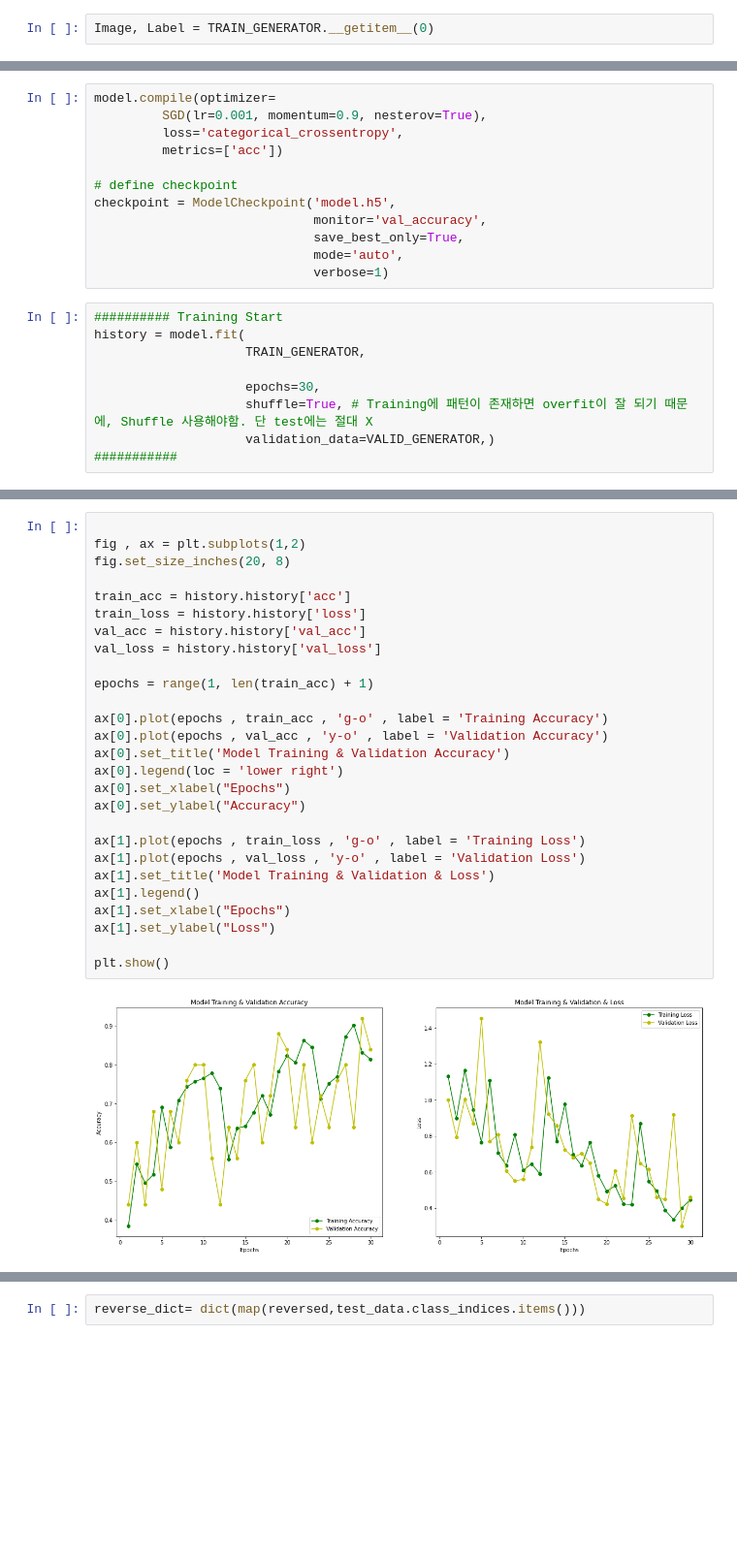
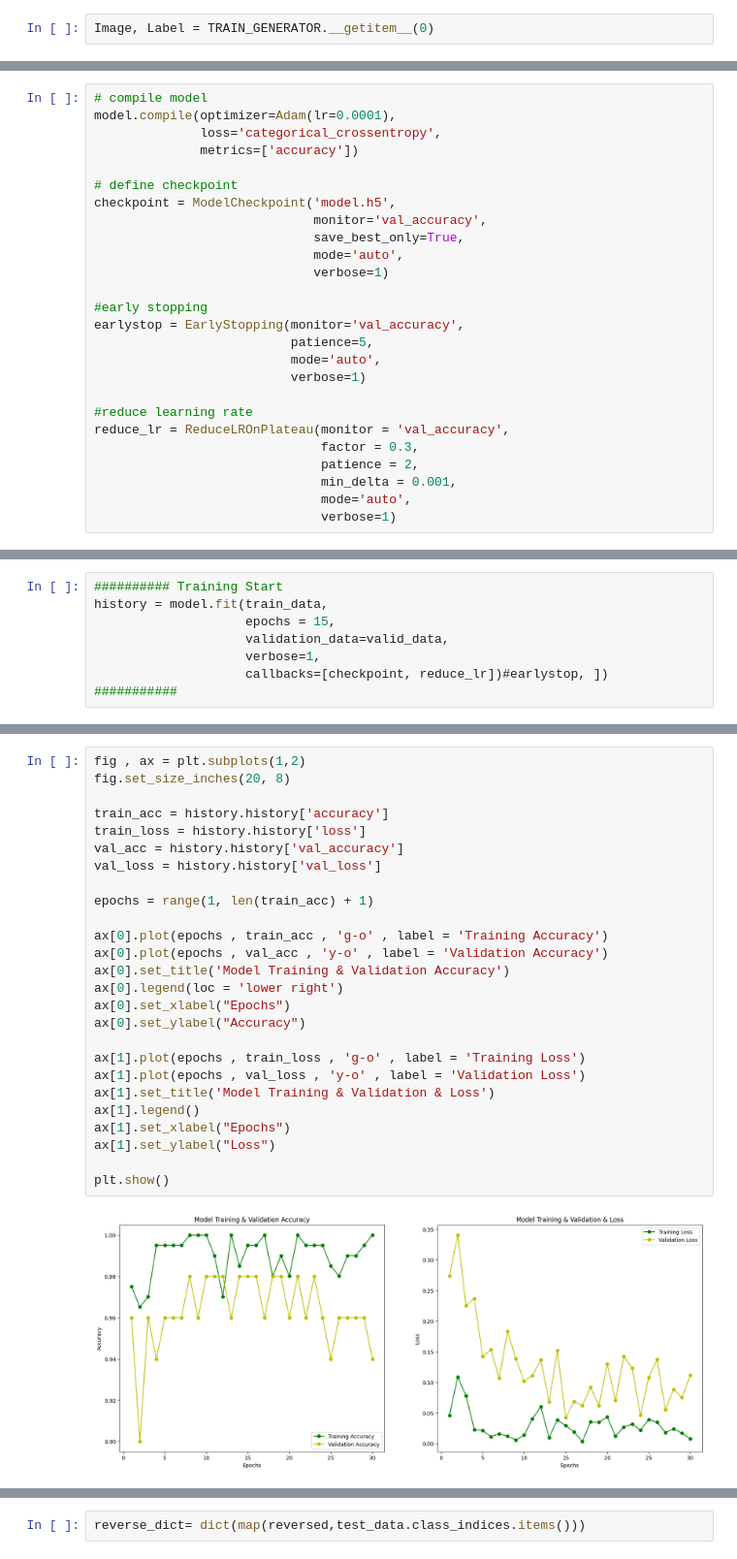
Before and after one commit to wjdrnqja9/TIL, a Jupyter notebook: CV/classification_project.ipynb, the cells around one changed output, grey strips where cells are left out. Shown at 97% size. Saved outputs shown, nothing was run; the diff lists cells and outputs as text; blank space fills up the shorter version.

```diff
--- a/CV/classification_project.ipynb
+++ b/CV/classification_project.ipynb
@@ -235,8 +319,8 @@ model.summary()
 # %%
-model.compile(optimizer=
-         SGD(lr=0.001, momentum=0.9, nesterov=True),
-         loss='categorical_crossentropy',
-         metrics=['acc'])
+# compile model
+model.compile(optimizer=Adam(lr=0.0001),
+              loss='categorical_crossentropy',
+              metrics=['accuracy'])
 
 # define checkpoint
 checkpoint = ModelCheckpoint('model.h5',
@@ -244,12 +328,17 @@ checkpoint = ModelCheckpoint('model.h5',
                              save_best_only=True,
                              mode='auto',
                              verbose=1)
+
+#early stopping
+earlystop = EarlyStopping(monitor='val_accuracy',
+                          patience=5,
+                          mode='auto',
+                          verbose=1)
+
+#reduce learning rate
+reduce_lr = ReduceLROnPlateau(monitor = 'val_accuracy',
+                              factor = 0.3,
+                              patience = 2,
+                              min_delta = 0.001,
+                              mode='auto',
+                              verbose=1)
-# %%
-########## Training Start
-history = model.fit(
-                    TRAIN_GENERATOR,
-
-                    epochs=30,
-                    shuffle=True, # Training에 패턴이 존재하면 overfit이 잘 되기 때문에, Shuffle 사용해야함. 단 test에는 절대 X
-                    validation_data=VALID_GENERATOR,)
-###########
@@ -273,0 +345,8 @@ Epoch 30/30
+# %%
+########## Training Start
+history = model.fit(train_data,
+                    epochs = 15,
+                    validation_data=valid_data,
+                    verbose=1,
+                    callbacks=[checkpoint, reduce_lr])#earlystop, ])
+###########
@@ -274,30 +371,29 @@ Epoch 30/30
 # %%
-
 fig , ax = plt.subplots(1,2)
 fig.set_size_inches(20, 8)
 
-train_acc = history.history['acc']
+train_acc = history.history['accuracy']
 train_loss = history.history['loss']
-val_acc = history.history['val_acc']
+val_acc = history.history['val_accuracy']
 val_loss = history.history['val_loss']
 
 epochs = range(1, len(train_acc) + 1)
 
 ax[0].plot(epochs , train_acc , 'g-o' , label = 'Training Accuracy')
 ax[0].plot(epochs , val_acc , 'y-o' , label = 'Validation Accuracy')
 ax[0].set_title('Model Training & Validation Accuracy')
 ax[0].legend(loc = 'lower right')
 ax[0].set_xlabel("Epochs")
 ax[0].set_ylabel("Accuracy")
 
 ax[1].plot(epochs , train_loss , 'g-o' , label = 'Training Loss')
 ax[1].plot(epochs , val_loss , 'y-o' , label = 'Validation Loss')
 ax[1].set_title('Model Training & Validation & Loss')
 ax[1].legend()
 ax[1].set_xlabel("Epochs")
 ax[1].set_ylabel("Loss")
 
 plt.show()
 # %% [output]
-[figure, old version]
+[figure, new version]
 # %%
```
Also changed, not shown: parts of 26 cells of this notebook.
